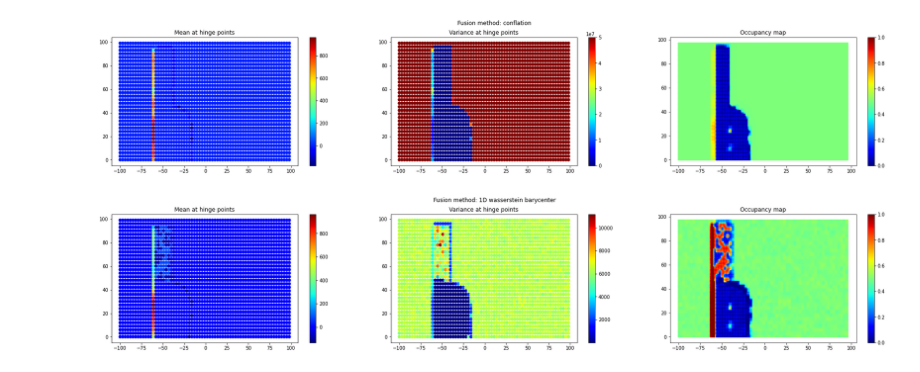
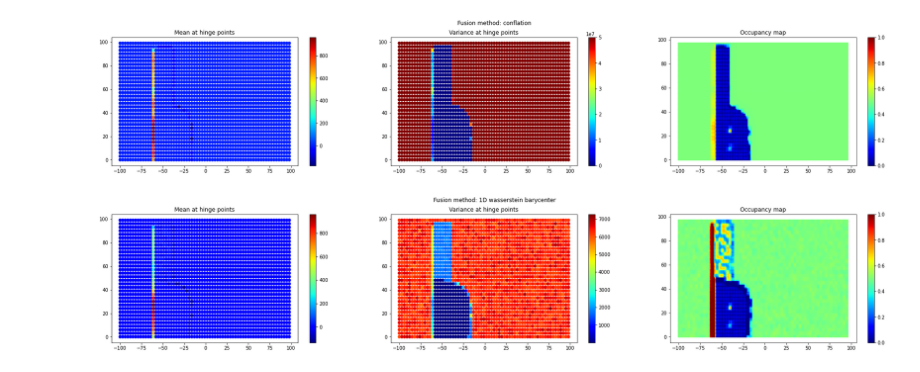
Before and after one commit to julia-lina-tan/TSP, a Jupyter notebook: bhmFusion.ipynb, the cells around one changed output. Saved outputs shown, nothing was run; the diff lists cells and outputs as text; code cells hidden in the pictures.

Commit message:
Sources weighted by negative exponential of variance

```diff
--- a/bhmFusion.ipynb
+++ b/bhmFusion.ipynb
@@ -333,7 +326,7 @@ Reading Datasets/simulated/static_test1.csv...
 
 #OT Fusion: N Sources
 # %%
-# !pip install pot
+!pip install pot
 import ot
 import scipy
 
@@ -347,7 +340,7 @@ for i in range(nFiles):
 # Train each model separately
 nWeights = []
 for i in range(len(files)):
-    f = files[i]
-    weights_i = trainModel(f)
+    filename = files[i]
+    weights_i = trainModel(filename)
     nWeights.append(weights_i)
 # %% [output]
@@ -524,6 +521,7 @@ plotFused(plotConflated, fusedConflated, "conflation")
 [figure]
 [figure]
 # %%
+from math import exp
 from scipy.special import softmax
 
 # Fuse models using OT
@@ -541,34 +539,36 @@ def fusionOT(nWeights=None):
         to_normal = []
 
         # Get each distribution
         for j in range(len(nWeights)):
             mean = nWeights[j][i][2]
             var = nWeights[j][i][3]
+
+            # Get evenly weighted samples from current distribution
             std = np.sqrt(var)
             x_i = np.random.normal(loc=mean, scale=std, size=nSamples).reshape(-1,1)
             b_i = np.ones(nSamples)/nSamples
 
             # Append current distribution to lists
             measures_locations.append(x_i)
             measures_weights.append(b_i)
-            to_normal.append(1/var)
+            to_normal.append(exp(-1*var))
 
         # Compute free support barycenter
-        X_init = np.random.normal(0., 1., (len(nWeights), 1))            # Initial Dirac locations
-        b = softmax(np.array(to_normal))                                 # Weights of the barycenter
+        b = softmax(np.array(to_normal))                          # Weights of the barycenter
+        X_init = np.random.normal(0., 1., (len(b), 1))            # Initial Dirac locations
         X = ot.lp.free_support_barycenter(measures_locations, measures_weights, X_init, b)
 
         # Get the mean and variance of the barycenter
         bary_mean.append(np.mean(X))
         bary_var.append(np.var(X))
 
     # Add mean and variance columns to matrix
     fused = np.column_stack((nWeights[0][:,0], nWeights[0][:,1], bary_mean, bary_var))
 
     toPlot = queryFused(fused)
     return toPlot, fused
 
 plotOT, fusedOT = fusionOT(nWeights)
 plotFused(plotOT, fusedOT, "1D wasserstein barycenter")
 # %% [output]
-[figure, old version]
+[figure, new version]
```
Also changed, not shown: parts of 4 cells of this notebook.
